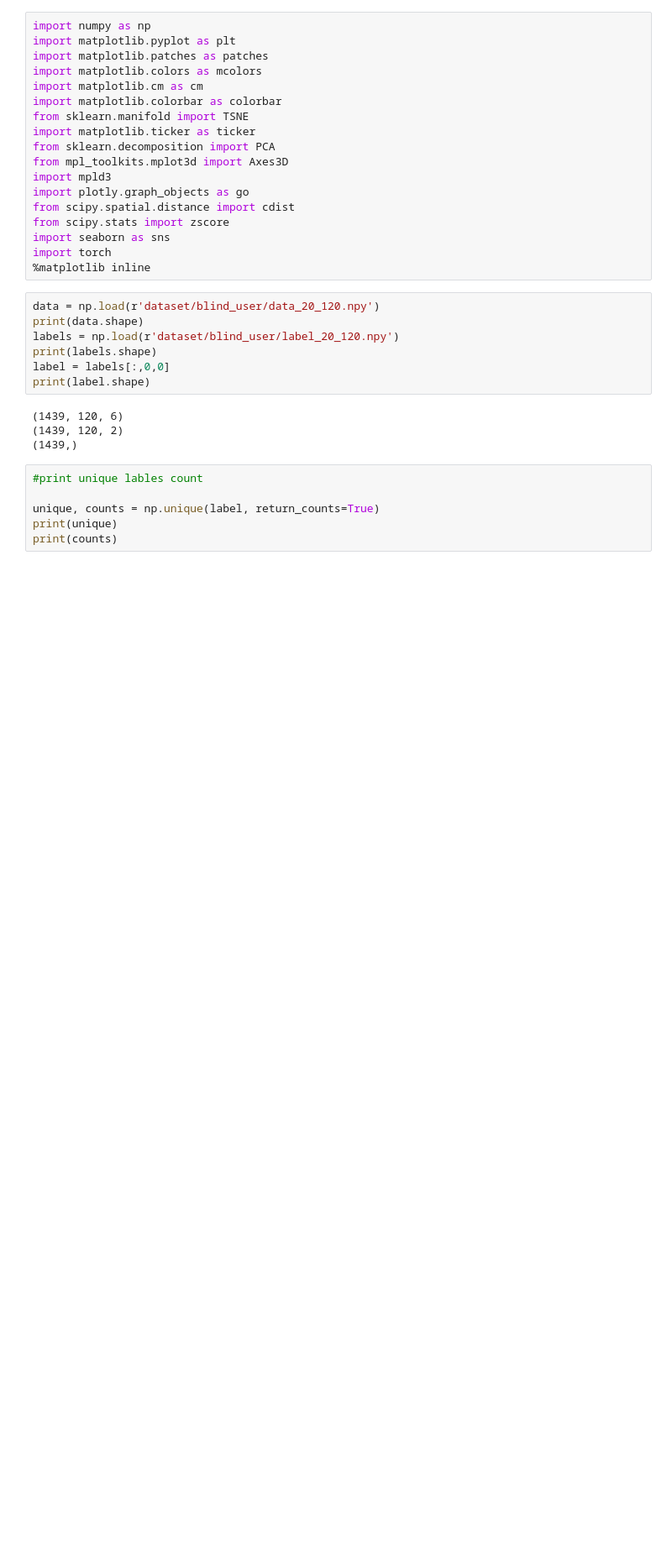
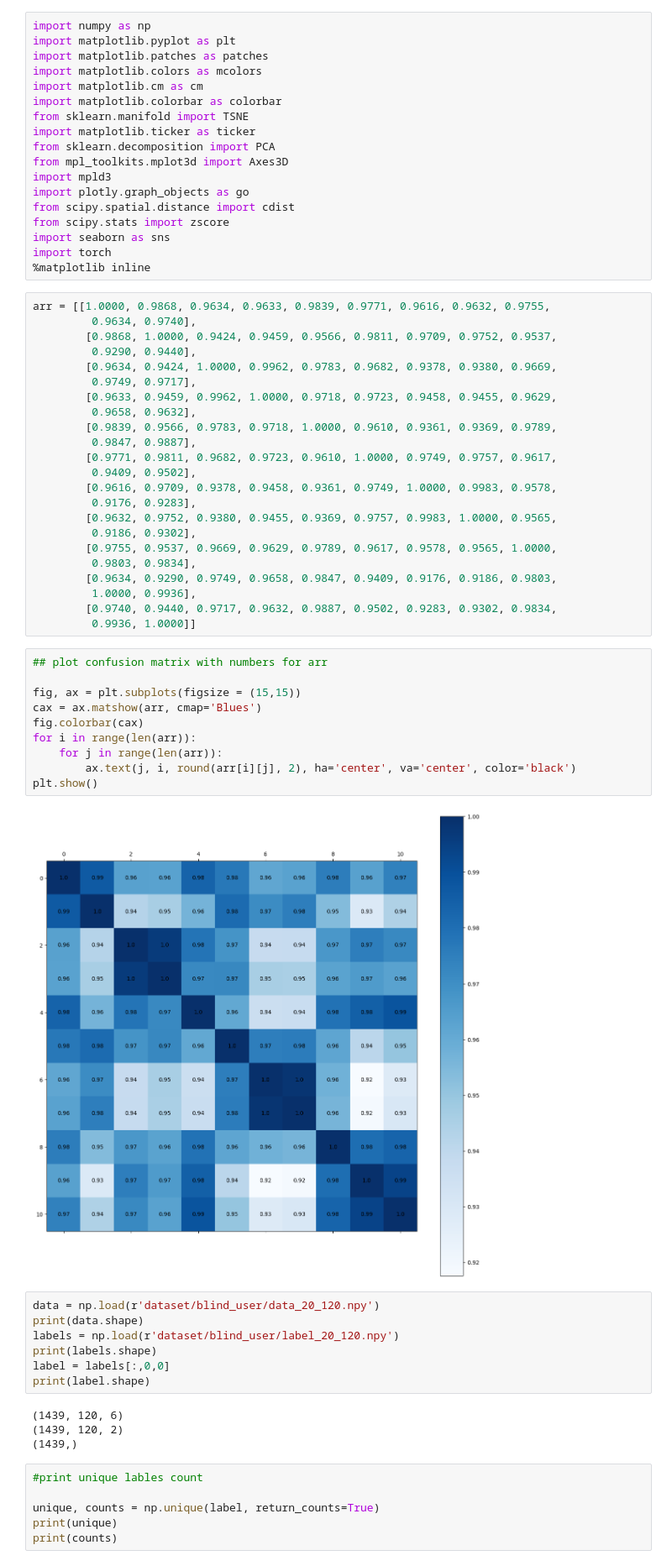
Before and after one commit to prerna-khanna/gesture-foundational-model, a Jupyter notebook: scratch_nb.ipynb, the cells around one changed output. Shown at 84% size. Drawn from its saved outputs; the diff is of its cells as text; blank space fills up the shorter version.

```diff
--- a/scratch_nb.ipynb
+++ b/scratch_nb.ipynb
@@ -16,6 +16,41 @@ from scipy.stats import zscore
 import seaborn as sns
 import torch
 %matplotlib inline
+# %%
+arr = [[1.0000, 0.9868, 0.9634, 0.9633, 0.9839, 0.9771, 0.9616, 0.9632, 0.9755,
+         0.9634, 0.9740],
+        [0.9868, 1.0000, 0.9424, 0.9459, 0.9566, 0.9811, 0.9709, 0.9752, 0.9537,
+         0.9290, 0.9440],
+        [0.9634, 0.9424, 1.0000, 0.9962, 0.9783, 0.9682, 0.9378, 0.9380, 0.9669,
+         0.9749, 0.9717],
+        [0.9633, 0.9459, 0.9962, 1.0000, 0.9718, 0.9723, 0.9458, 0.9455, 0.9629,
+         0.9658, 0.9632],
+        [0.9839, 0.9566, 0.9783, 0.9718, 1.0000, 0.9610, 0.9361, 0.9369, 0.9789,
+         0.9847, 0.9887],
+        [0.9771, 0.9811, 0.9682, 0.9723, 0.9610, 1.0000, 0.9749, 0.9757, 0.9617,
+         0.9409, 0.9502],
+        [0.9616, 0.9709, 0.9378, 0.9458, 0.9361, 0.9749, 1.0000, 0.9983, 0.9578,
+         0.9176, 0.9283],
+        [0.9632, 0.9752, 0.9380, 0.9455, 0.9369, 0.9757, 0.9983, 1.0000, 0.9565,
+         0.9186, 0.9302],
+        [0.9755, 0.9537, 0.9669, 0.9629, 0.9789, 0.9617, 0.9578, 0.9565, 1.0000,
+         0.9803, 0.9834],
+        [0.9634, 0.9290, 0.9749, 0.9658, 0.9847, 0.9409, 0.9176, 0.9186, 0.9803,
+         1.0000, 0.9936],
+        [0.9740, 0.9440, 0.9717, 0.9632, 0.9887, 0.9502, 0.9283, 0.9302, 0.9834,
+         0.9936, 1.0000]]
+# %%
+## plot confusion matrix with numbers for arr
+
+fig, ax = plt.subplots(figsize = (15,15))
+cax = ax.matshow(arr, cmap='Blues')
+fig.colorbar(cax)
+for i in range(len(arr)):
+    for j in range(len(arr)):
+        ax.text(j, i, round(arr[i][j], 2), ha='center', va='center', color='black')
+plt.show()
+# %% [output]
+[figure, added]
 # %%
 data = np.load(r'dataset/blind_user/data_20_120.npy')
 print(data.shape)
```
Also changed, not shown: 6 other files.
